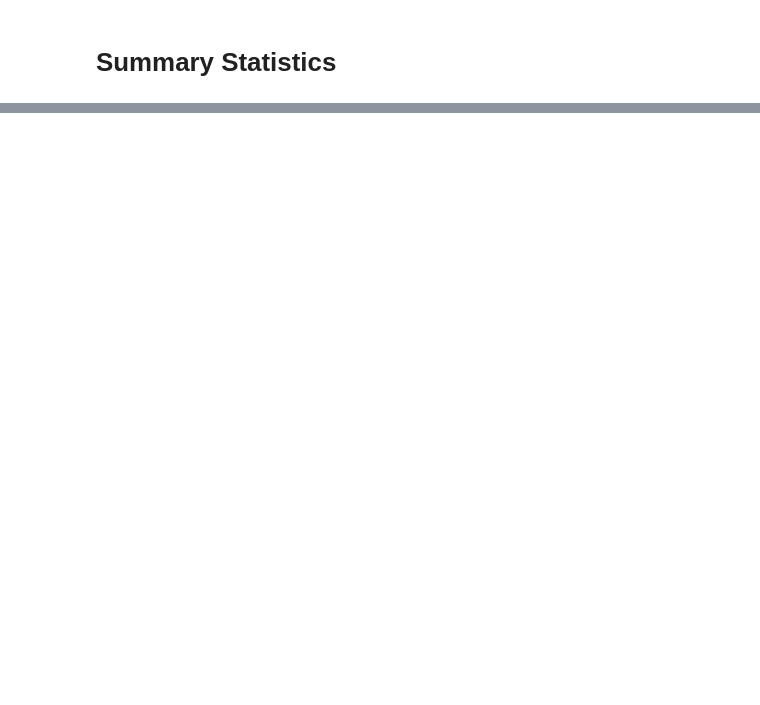
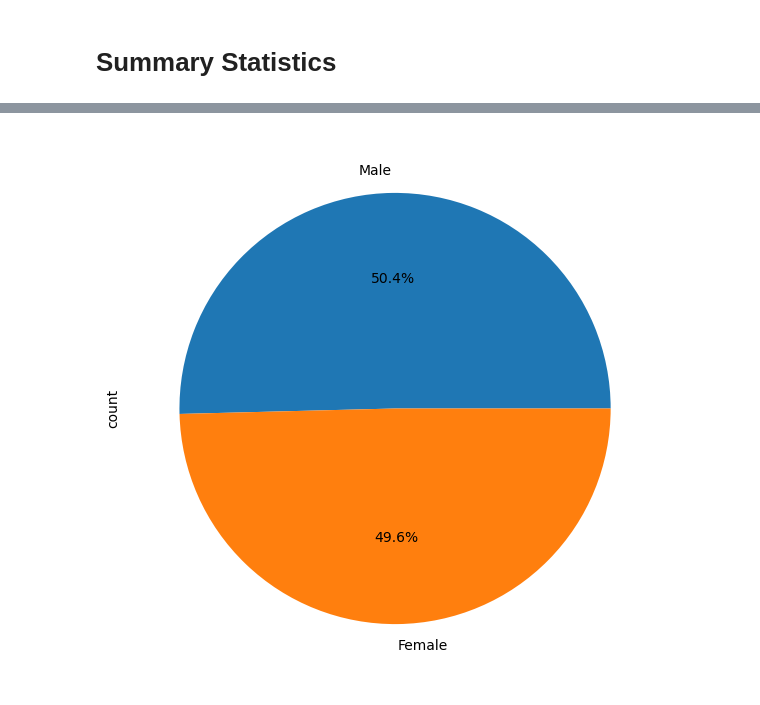
Before and after one commit to shalini1807/Data--Visualization, a Jupyter notebook: pymaceuticals/pymaceuticals.ipynb, the cells around one changed output, grey strips where cells are left out. Saved outputs shown, nothing was run; the diff lists cells and outputs as text; code cells hidden in the pictures; blank space fills up the shorter version.

```diff
--- a/pymaceuticals/pymaceuticals.ipynb
+++ b/pymaceuticals/pymaceuticals.ipynb
@@ -130,0 +197,16 @@ summary_df
+# %%
+# Generate a pie chart, using Pandas, showing the distribution of unique female versus male mice used in the study
+
+# Get the unique mice with their gender
+unique_mice = clean_df[['Mouse ID', 'Sex']].drop_duplicates()
+
+# Count the number of unique female and male mice
+gender_counts = unique_mice['Sex'].value_counts()
+
+# Make the pie chart using Pandas
+gender_counts.plot(kind='pie', autopct='%1.1f%%', startangle=360,figsize=(7, 7))
+
+# Make the pie chart
+plt.show()
+# %% [output]
+[figure, added]
```
Also changed, not shown: parts of 26 cells of this notebook.
